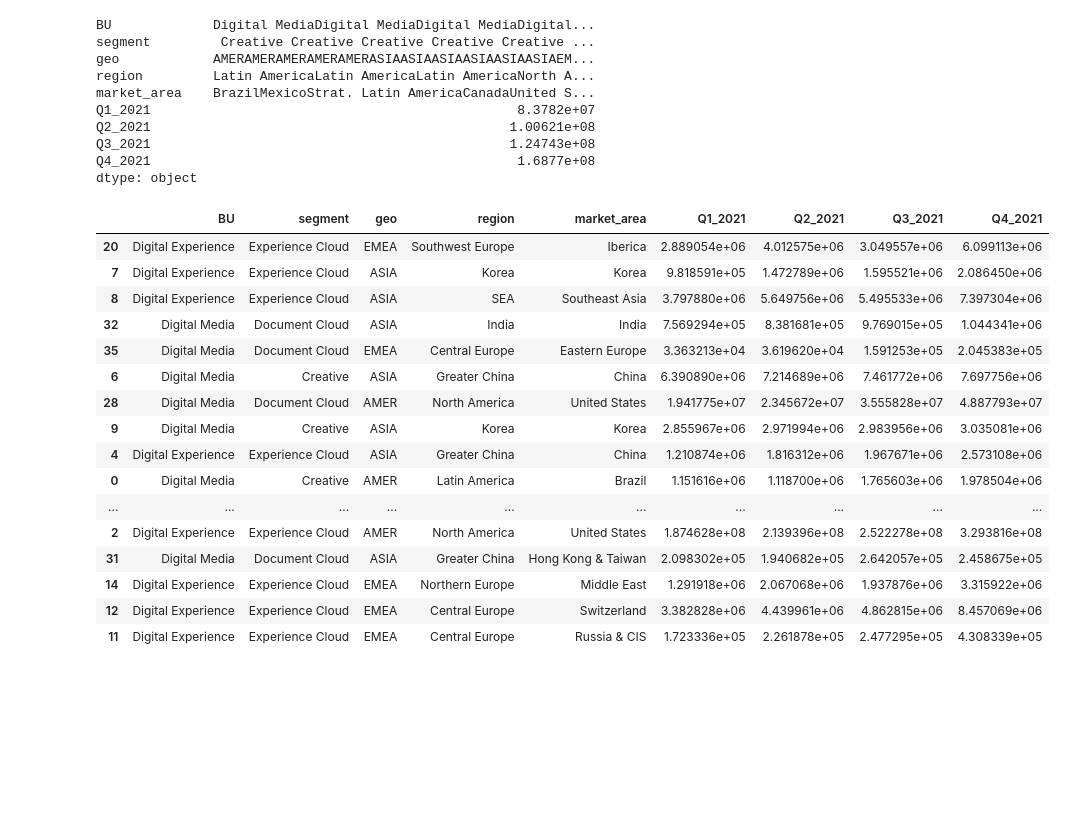
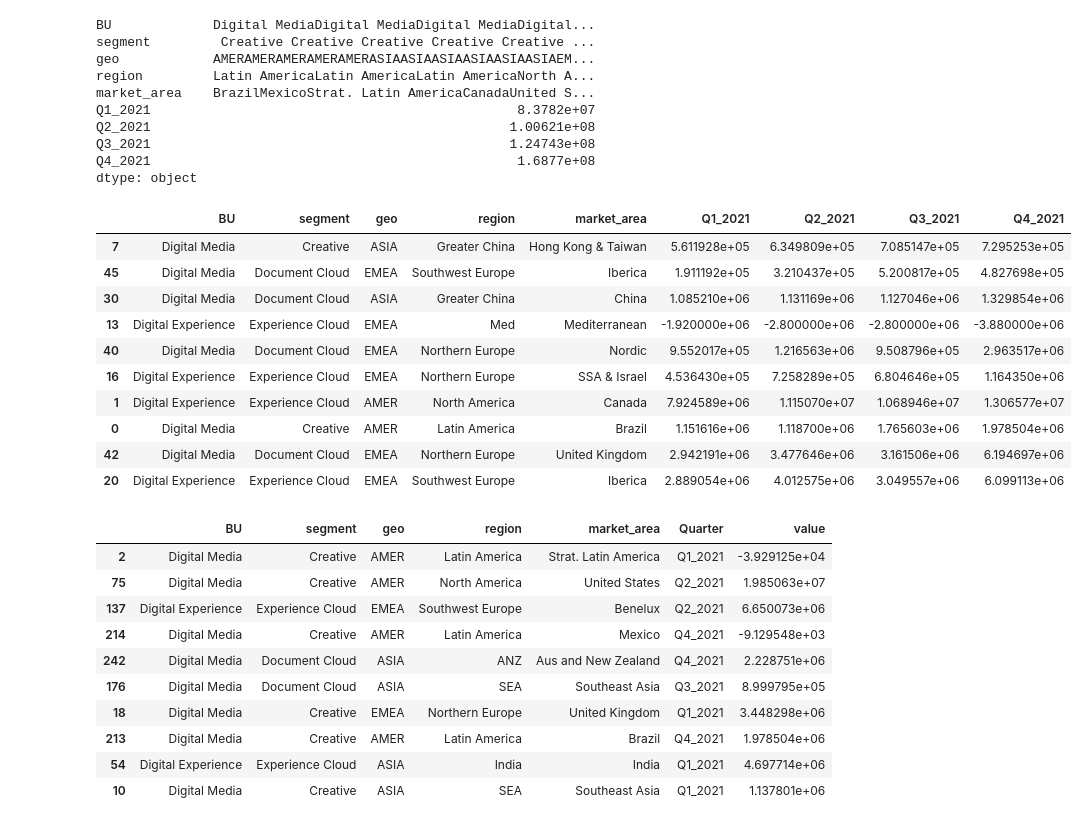
Before and after one commit to davidjsmith44/Deferred_Revenue_Forecast, a Jupyter notebook: notebooks/clean_new_bookings_file.ipynb, the cells around one changed output. Drawn from its saved outputs; the diff is of its cells as text; code cells hidden in the pictures; blank space fills up the shorter version.

```diff
--- a/notebooks/clean_new_bookings_file.ipynb
+++ b/notebooks/clean_new_bookings_file.ipynb
@@ -734,22 +734,16 @@ dtype: object
 # %%
 df = pd.concat([df_DME, df_DX])
 # %%
-df.sample(30)
+df.sample(10)
 # %% [output]
 |  | BU | segment | geo | region | market_area | Q1_2021 | Q2_2021 | Q3_2021 | Q4_2021 |
+| 7 | Digital Media | Creative | ASIA | Greater China | Hong Kong & Taiwan | 5.611928e+05 | 6.349809e+05 | 7.085147e+05 | 7.295253e+05 |
+| 45 | Digital Media | Document Cloud | EMEA | Southwest Europe | Iberica | 1.911192e+05 | 3.210437e+05 | 5.200817e+05 | 4.827698e+05 |
+| 30 | Digital Media | Document Cloud | ASIA | Greater China | China | 1.085210e+06 | 1.131169e+06 | 1.127046e+06 | 1.329854e+06 |
+| 13 | Digital Experience | Experience Cloud | EMEA | Med | Mediterranean | -1.920000e+06 | -2.800000e+06 | -2.800000e+06 | -3.880000e+06 |
+| 40 | Digital Media | Document Cloud | EMEA | Northern Europe | Nordic | 9.552017e+05 | 1.216563e+06 | 9.508796e+05 | 2.963517e+06 |
+| 16 | Digital Experience | Experience Cloud | EMEA | Northern Europe | SSA & Israel | 4.536430e+05 | 7.258289e+05 | 6.804646e+05 | 1.164350e+06 |
+| 1 | Digital Experience | Experience Cloud | AMER | North America | Canada | 7.924589e+06 | 1.115070e+07 | 1.068946e+07 | 1.306577e+07 |
+| 0 | Digital Media | Creative | AMER | Latin America | Brazil | 1.151616e+06 | 1.118700e+06 | 1.765603e+06 | 1.978504e+06 |
+| 42 | Digital Media | Document Cloud | EMEA | Northern Europe | United Kingdom | 2.942191e+06 | 3.477646e+06 | 3.161506e+06 | 6.194697e+06 |
 | 20 | Digital Experience | Experience Cloud | EMEA | Southwest Europe | Iberica | 2.889054e+06 | 4.012575e+06 | 3.049557e+06 | 6.099113e+06 |
-| 7 | Digital Experience | Experience Cloud | ASIA | Korea | Korea | 9.818591e+05 | 1.472789e+06 | 1.595521e+06 | 2.086450e+06 |
-| 8 | Digital Experience | Experience Cloud | ASIA | SEA | Southeast Asia | 3.797880e+06 | 5.649756e+06 | 5.495533e+06 | 7.397304e+06 |
-| 32 | Digital Media | Document Cloud | ASIA | India | India | 7.569294e+05 | 8.381681e+05 | 9.769015e+05 | 1.044341e+06 |
-| 35 | Digital Media | Document Cloud | EMEA | Central Europe | Eastern Europe | 3.363213e+04 | 3.619620e+04 | 1.591253e+05 | 2.045383e+05 |
-| 6 | Digital Media | Creative | ASIA | Greater China | China | 6.390890e+06 | 7.214689e+06 | 7.461772e+06 | 7.697756e+06 |
-| 28 | Digital Media | Document Cloud | AMER | North America | United States | 1.941775e+07 | 2.345672e+07 | 3.555828e+07 | 4.887793e+07 |
-| 9 | Digital Media | Creative | ASIA | Korea | Korea | 2.855967e+06 | 2.971994e+06 | 2.983956e+06 | 3.035081e+06 |
-| 4 | Digital Experience | Experience Cloud | ASIA | Greater China | China | 1.210874e+06 | 1.816312e+06 | 1.967671e+06 | 2.573108e+06 |
-| 0 | Digital Media | Creative | AMER | Latin America | Brazil | 1.151616e+06 | 1.118700e+06 | 1.765603e+06 | 1.978504e+06 |
-| ... | ... | ... | ... | ... | ... | ... | ... | ... | ... |
-| 2 | Digital Experience | Experience Cloud | AMER | North America | United States | 1.874628e+08 | 2.139396e+08 | 2.522278e+08 | 3.293816e+08 |
-| 31 | Digital Media | Document Cloud | ASIA | Greater China | Hong Kong & Taiwan | 2.098302e+05 | 1.940682e+05 | 2.642057e+05 | 2.458675e+05 |
-| 14 | Digital Experience | Experience Cloud | EMEA | Northern Europe | Middle East | 1.291918e+06 | 2.067068e+06 | 1.937876e+06 | 3.315922e+06 |
-| 12 | Digital Experience | Experience Cloud | EMEA | Central Europe | Switzerland | 3.382828e+06 | 4.439961e+06 | 4.862815e+06 | 8.457069e+06 |
-| 11 | Digital Experience | Experience Cloud | EMEA | Central Europe | Russia & CIS | 1.723336e+05 | 2.261878e+05 | 2.477295e+05 | 4.308339e+05 |
@@ -755,0 +754,14 @@ df.sample(30)
+# %%
+df_test.sample(10)
+# %% [output]
+|  | BU | segment | geo | region | market_area | Quarter | value |
+| 2 | Digital Media | Creative | AMER | Latin America | Strat. Latin America | Q1_2021 | -3.929125e+04 |
+| 75 | Digital Media | Creative | AMER | North America | United States | Q2_2021 | 1.985063e+07 |
+| 137 | Digital Experience | Experience Cloud | EMEA | Southwest Europe | Benelux | Q2_2021 | 6.650073e+06 |
+| 214 | Digital Media | Creative | AMER | Latin America | Mexico | Q4_2021 | -9.129548e+03 |
+| 242 | Digital Media | Document Cloud | ASIA | ANZ | Aus and New Zealand | Q4_2021 | 2.228751e+06 |
+| 176 | Digital Media | Document Cloud | ASIA | SEA | Southeast Asia | Q3_2021 | 8.999795e+05 |
+| 18 | Digital Media | Creative | EMEA | Northern Europe | United Kingdom | Q1_2021 | 3.448298e+06 |
+| 213 | Digital Media | Creative | AMER | Latin America | Brazil | Q4_2021 | 1.978504e+06 |
+| 54 | Digital Experience | Experience Cloud | ASIA | India | India | Q1_2021 | 4.697714e+06 |
+| 10 | Digital Media | Creative | ASIA | SEA | Southeast Asia | Q1_2021 | 1.137801e+06 |
```
Also changed, not shown: parts of 18 cells of this notebook, 8 other files.
